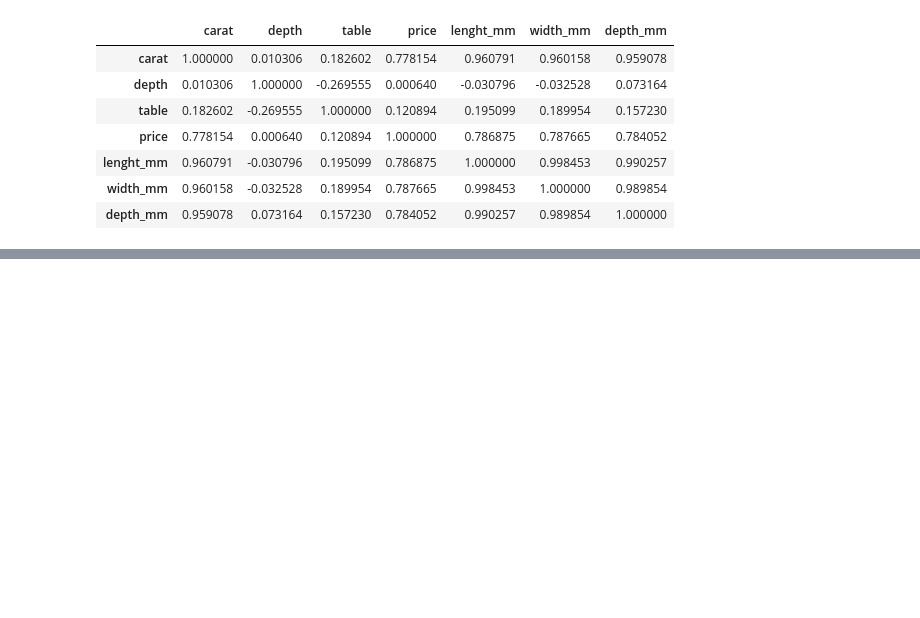
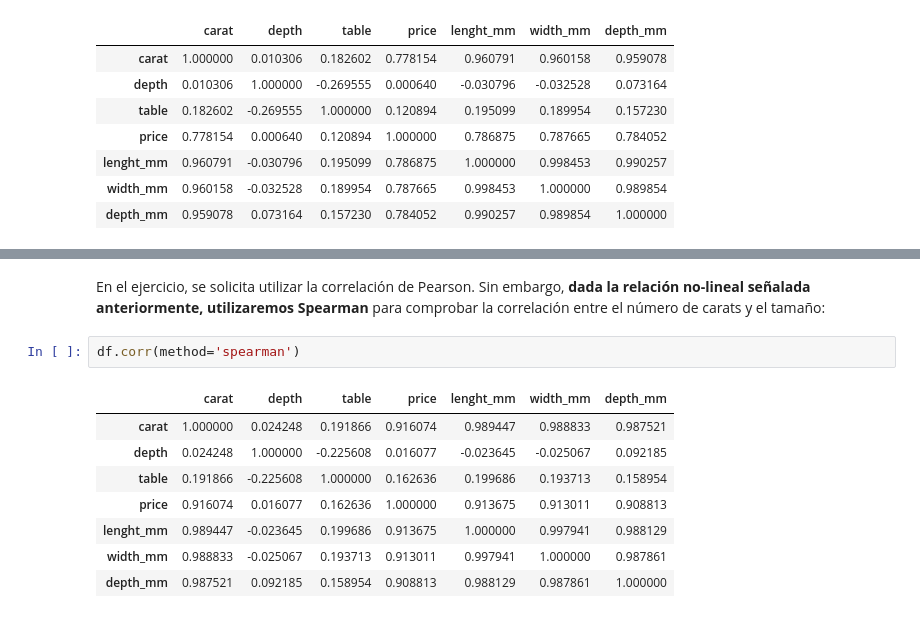
Before and after one commit to Adalab/DA-promoc-modulo3-sprint1-judith-gadea, a Jupyter notebook: Regresión lineal/RL-3-Correlacion-Covarianza.ipynb, the cells around one changed output, grey strips where cells are left out. Drawn from its saved outputs; the diff is of its cells as text; blank space fills up the shorter version.

```diff
--- a/Regresión lineal/RL-3-Correlacion-Covarianza.ipynb
+++ b/Regresión lineal/RL-3-Correlacion-Covarianza.ipynb
@@ -75,0 +97,13 @@ sns.pairplot(df);
+# %% [markdown]
+En el ejercicio, se solicita utilizar la correlación de Pearson. Sin embargo, **dada la relación no-lineal señalada anteriormente, utilizaremos Spearman** para comprobar la correlación entre el número de carats y el tamaño:
+# %%
+df.corr(method='spearman')
+# %% [output]
+|  | carat | depth | table | price | lenght_mm | width_mm | depth_mm |
+| carat | 1.000000 | 0.024248 | 0.191866 | 0.916074 | 0.989447 | 0.988833 | 0.987521 |
+| depth | 0.024248 | 1.000000 | -0.225608 | 0.016077 | -0.023645 | -0.025067 | 0.092185 |
+| table | 0.191866 | -0.225608 | 1.000000 | 0.162636 | 0.199686 | 0.193713 | 0.158954 |
+| price | 0.916074 | 0.016077 | 0.162636 | 1.000000 | 0.913675 | 0.913011 | 0.908813 |
+| lenght_mm | 0.989447 | -0.023645 | 0.199686 | 0.913675 | 1.000000 | 0.997941 | 0.988129 |
+| width_mm | 0.988833 | -0.025067 | 0.193713 | 0.913011 | 0.997941 | 1.000000 | 0.987861 |
+| depth_mm | 0.987521 | 0.092185 | 0.158954 | 0.908813 | 0.988129 | 0.987861 | 1.000000 |
```
Also changed, not shown: parts of 20 cells of this notebook, 12 other files.
